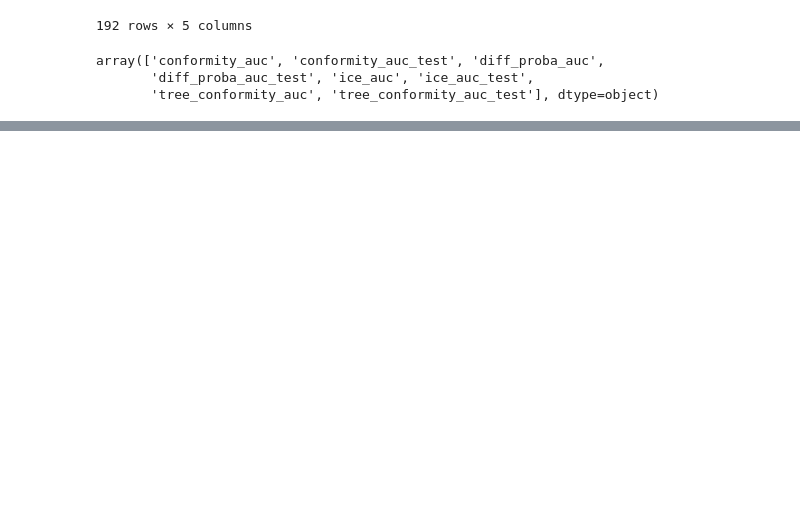
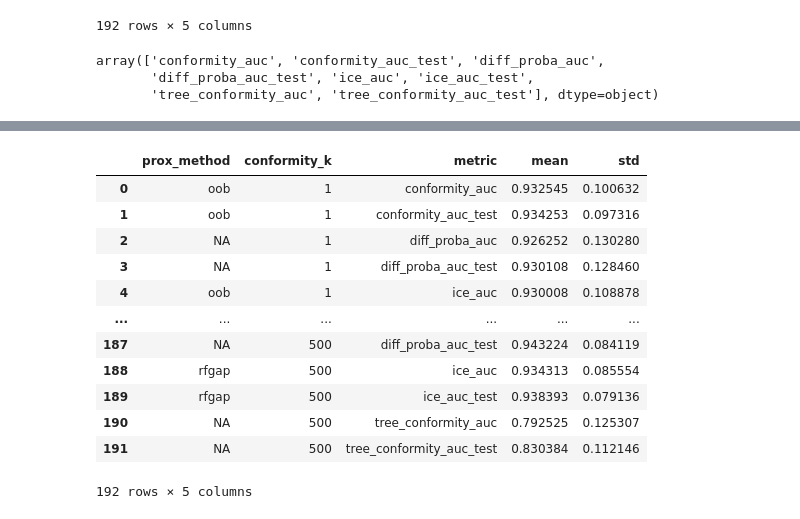
Before and after one commit to JakeSRhodesLab/Localized-RF-Uncertainty, a Jupyter notebook: runners/compile_classification.ipynb, the cells around one changed output, grey strips where cells are left out. Cells and saved outputs as stored; diff of their text form; code cells hidden in the pictures; blank space fills up the shorter version.

```diff
--- a/runners/compile_classification.ipynb
+++ b/runners/compile_classification.ipynb
@@ -180,0 +168,16 @@ plt.tight_layout()
+# %%
+df_group
+# %% [output]
+|  | prox_method | conformity_k | metric | mean | std |
+| 0 | oob | 1 | conformity_auc | 0.932545 | 0.100632 |
+| 1 | oob | 1 | conformity_auc_test | 0.934253 | 0.097316 |
+| 2 | NA | 1 | diff_proba_auc | 0.926252 | 0.130280 |
+| 3 | NA | 1 | diff_proba_auc_test | 0.930108 | 0.128460 |
+| 4 | oob | 1 | ice_auc | 0.930008 | 0.108878 |
+| ... | ... | ... | ... | ... | ... |
+| 187 | NA | 500 | diff_proba_auc_test | 0.943224 | 0.084119 |
+| 188 | rfgap | 500 | ice_auc | 0.934313 | 0.085554 |
+| 189 | rfgap | 500 | ice_auc_test | 0.938393 | 0.079136 |
+| 190 | NA | 500 | tree_conformity_auc | 0.792525 | 0.125307 |
+| 191 | NA | 500 | tree_conformity_auc_test | 0.830384 | 0.112146 |
+192 rows × 5 columns
```
Also changed, not shown: parts of 8 cells of this notebook.
